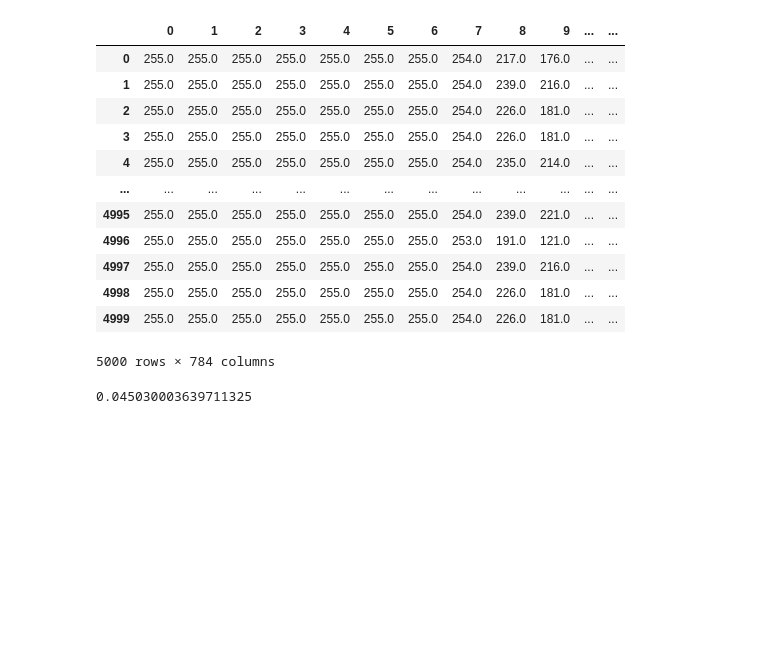
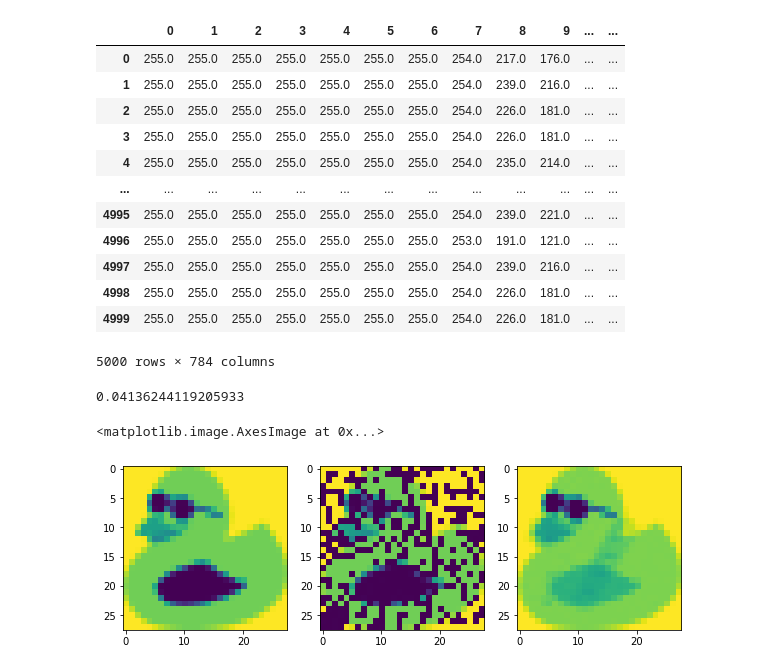
Before and after one commit to GigiML/RD_project, a Jupyter notebook: vae.ipynb, the cells around one changed output. Drawn from its saved outputs; the diff is of its cells as text; code cells hidden in the pictures; blank space fills up the shorter version.

```diff
--- a/vae.ipynb
+++ b/vae.ipynb
@@ -511,7 +511,16 @@ def duck_accuracy(true_duck: np.ndarray,
     return scoring(true_duck, vae_made_duck)
 # %%
 duck_accuracy(data.iloc[4, :].to_numpy(),
-              vae_chat(torch.tensor(data.iloc[4, :]).type(torch.float32))[0].detach().numpy(),
+              vae_chat(torch.tensor(noisy_data[4]).type(torch.float32))[0].detach().numpy(),
               mean_squared_error)
 # %% [output]
-0.045030003639711325
+0.04136244119205933
+# %%
+f, ax = plt.subplots(1, 3, figsize=(10, 10))
+
+ax[0].imshow(data.iloc[4, :].to_numpy().reshape((28, 28)))
+ax[1].imshow(noisy_data[4].reshape((28, 28)))
+ax[2].imshow(vae_chat(torch.tensor(minmax_scale(noisy_data[4])).type(torch.float32))[0].detach().numpy().reshape((28, 28)))
+# %% [output]
+<matplotlib.image.AxesImage at 0x...>
+[figure, added]
```
